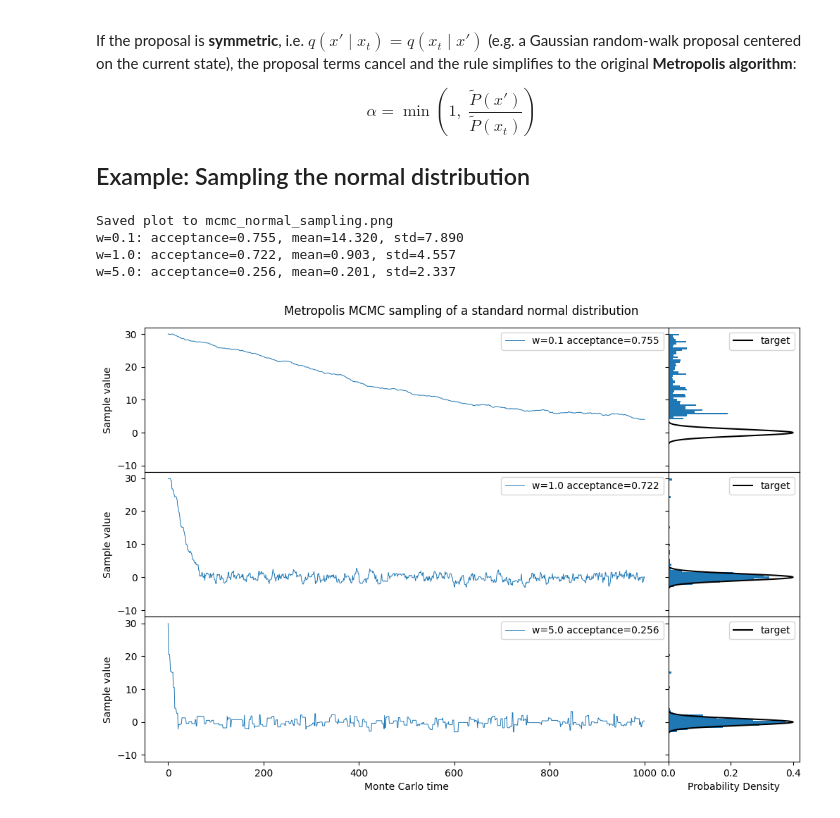
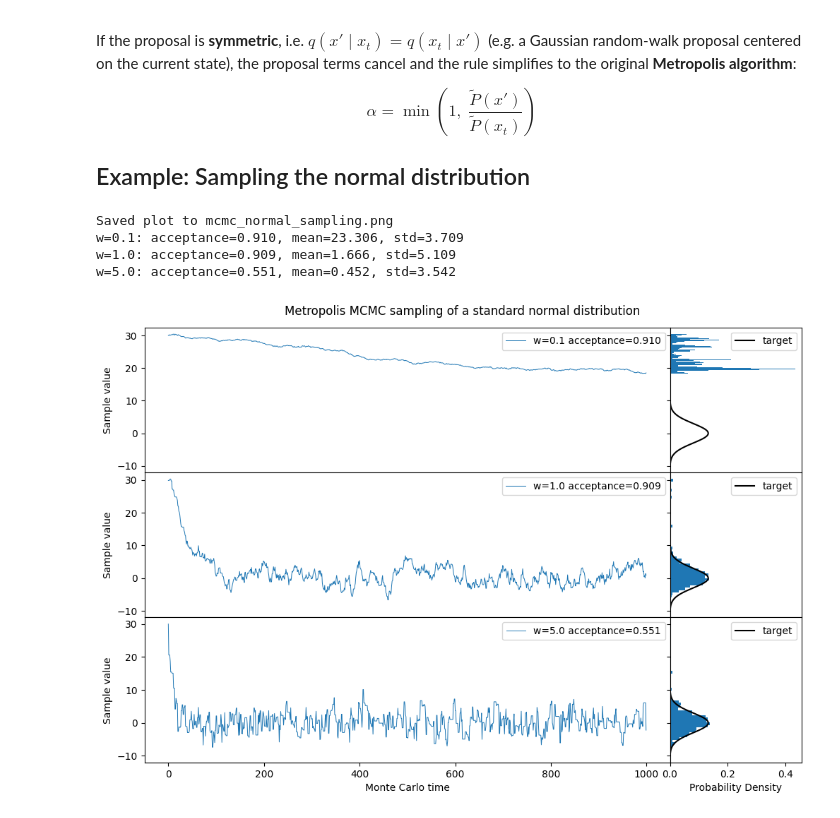
Before and after one commit to JanAHLBORN/Neural-network-theory-and-experimentation, a Jupyter notebook: MarkovChainMonteCarlo.ipynb, the cells around one changed output. Saved outputs shown, nothing was run; the diff lists cells and outputs as text; code cells hidden in the pictures.

```diff
--- a/MarkovChainMonteCarlo.ipynb
+++ b/MarkovChainMonteCarlo.ipynb
@@ -374,7 +374,7 @@ np.random.seed(0)
 # ---------------------------------------------------------------------------
 def target(x):
     """Probability density of the target distribution, N(0, 1)."""
-    return norm.pdf(x, loc=0.0, scale=1.0)
+    return norm.pdf(x, loc=0.0, scale=3.0)
 
 
 # ---------------------------------------------------------------------------
@@ -464,34 +464,34 @@ fig, ax = plt.subplots(
 )
 
 x_grid = np.linspace(-10, 10, 1000)  # grid for plotting the true target density
 
 for a, (w, chain) in zip(ax, chains.items()):
     acceptance = chain.accepted.mean()   # fraction of proposals accepted
 
     # Left panel: trace plot (how the sampled value evolves over MC time)
     a[0].plot(chain.samples, label=f'{w=} {acceptance=:0.3f}', linewidth=0.7)
     a[0].legend(loc='upper right')
     a[0].set_ylabel('Sample value')
     a[0].set_xlabel('Monte Carlo time')
 
     # Right panel: histogram of the samples (rotated to match the shared
     # y-axis with the trace plot), overlaid with the true target density
     a[1].hist(chain.samples, bins=50, orientation='horizontal', density=True)
     a[1].plot(target(x_grid), x_grid, color='black', label='target')
     a[1].set_xlabel('Probability Density')
     a[1].legend(loc='upper right')
 
 fig.suptitle('Metropolis MCMC sampling of a standard normal distribution', y=0.92)
 plt.savefig('mcmc_normal_sampling.png', dpi=150, bbox_inches='tight')
 print("Saved plot to mcmc_normal_sampling.png")
 
 # Quick sanity check: sample mean/std should be close to 0 and 1
 for w, chain in chains.items():
     print(f"w={w}: acceptance={chain.accepted.mean():.3f}, "
           f"mean={chain.samples.mean():.3f}, std={chain.samples.std():.3f}")
 # %% [output]
 Saved plot to mcmc_normal_sampling.png
-w=0.1: acceptance=0.755, mean=14.320, std=7.890
-w=1.0: acceptance=0.722, mean=0.903, std=4.557
-w=5.0: acceptance=0.256, mean=0.201, std=2.337
+w=0.1: acceptance=0.910, mean=23.306, std=3.709
+w=1.0: acceptance=0.909, mean=1.666, std=5.109
+w=5.0: acceptance=0.551, mean=0.452, std=3.542
-[figure, old version]
+[figure, new version]
```
